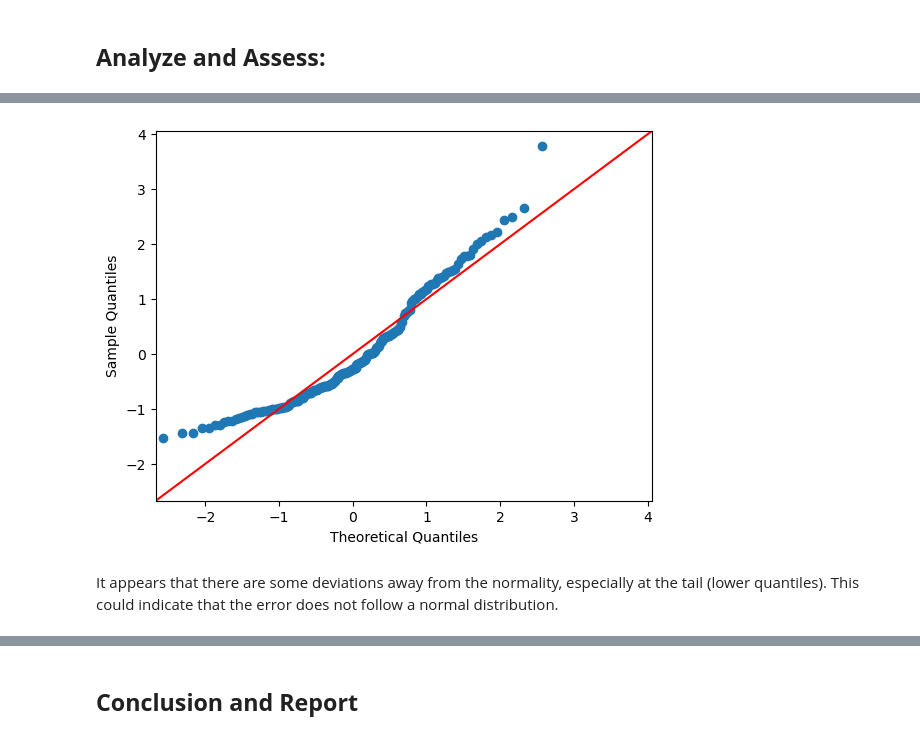
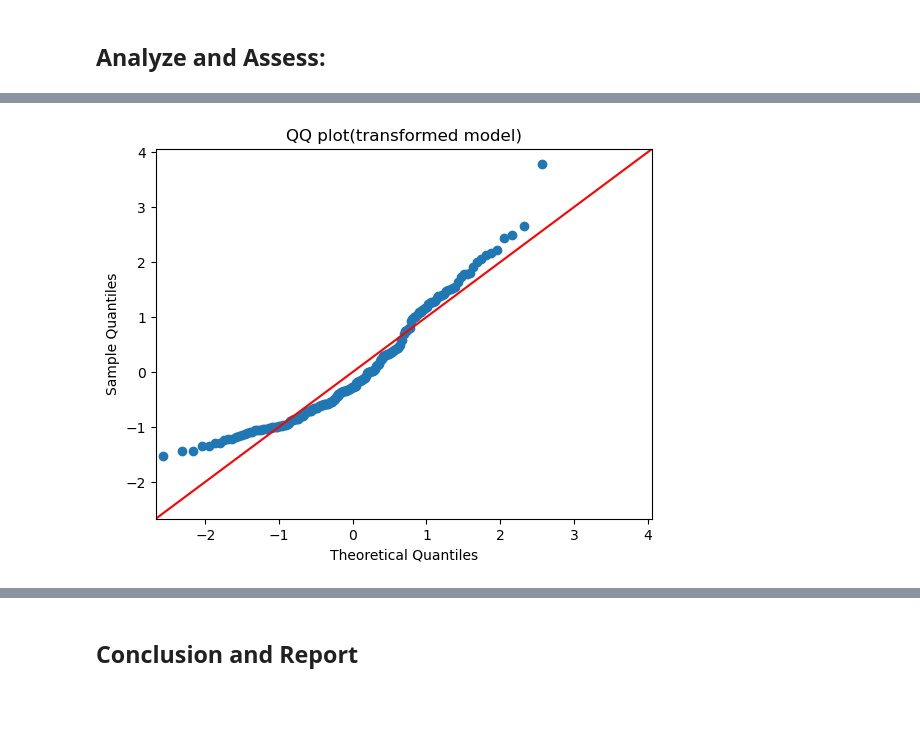
Before and after one commit to JustinTrenchcoat/MATH360_MA_3, a Jupyter notebook: MA3.ipynb, the cells around one changed output, grey strips where cells are left out. Saved outputs shown, nothing was run; the diff lists cells and outputs as text; code cells hidden in the pictures; blank space fills up the shorter version.

```diff
--- a/MA3.ipynb
+++ b/MA3.ipynb
@@ -104,11 +81,11 @@ So we switch to model on the modified features.
 # %%
-X2 = ev[['Battery_Capacity',"charging_rate_mod",'distance_mod','total_energy']]
-Y2 = ev['Charging_cost']
-X2 = sm.add_constant(X2)
+X1 = ev[['Battery_Capacity',"charging_rate_mod",'distance_mod','total_energy']]
+Y1 = ev['Charging_cost']
+X1 = sm.add_constant(X1)
 
-reg_2 = sm.OLS(Y2,X2).fit()
+reg_1 = sm.OLS(Y1,X1).fit()
 
-summary_table=reg_2.summary()
+summary_table=reg_1.summary()
 print(summary_table)
 # %% [output]
                             OLS Regression Results
@@ -128,3 +105,12 @@ Covariance Type:            nonrobust
 
 Notes:
 [1] Standard Errors assume that the covariance matrix of the errors is correctly specified.
+# %%
+X2 = ev[['Battery_Capacity',"Energy_Consumed",'Charging_Duration','Charging_Rate','Distance_Driven']]
+Y2 = ev['Charging_cost']
+X2 = sm.add_constant(X2)
+
+reg_2 = sm.OLS(Y2,X2).fit()
+
+summary_table=reg_2.summary()
+print(summary_table)
@@ -156,10 +181,13 @@ This assumption is checked as the plot did show scattered distribution
 # %%
-# Assumption 3:　Errors are normally distributed
-#　normal QQ plot
-residuals = reg_2.resid
+## Errors are normally distributed
+
+## normal QQ plot
+
+## pull out residuals from the model fitting
+residuals = reg_1.resid
+
 sm.qqplot(residuals,fit=True, line="45")
+plt.title('QQ plot(transformed model)')
 plt.show()
 # %% [output]
-[figure, old version]
+[figure, new version]
-# %% [markdown]
-It appears that there are some deviations away from the normality, especially at the tail (lower quantiles). This could indicate that the error does not follow a normal distribution.
```
Also changed, not shown: parts of 19 cells of this notebook.
